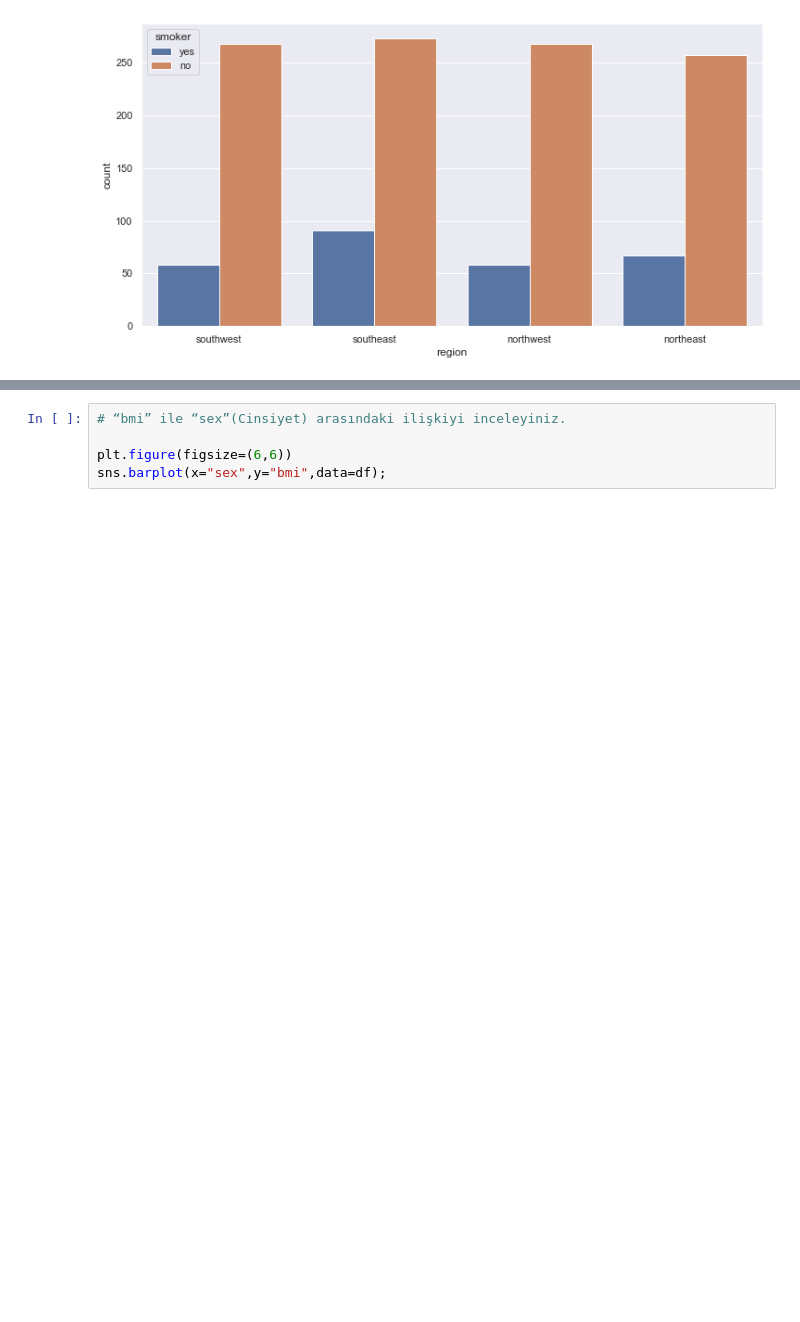
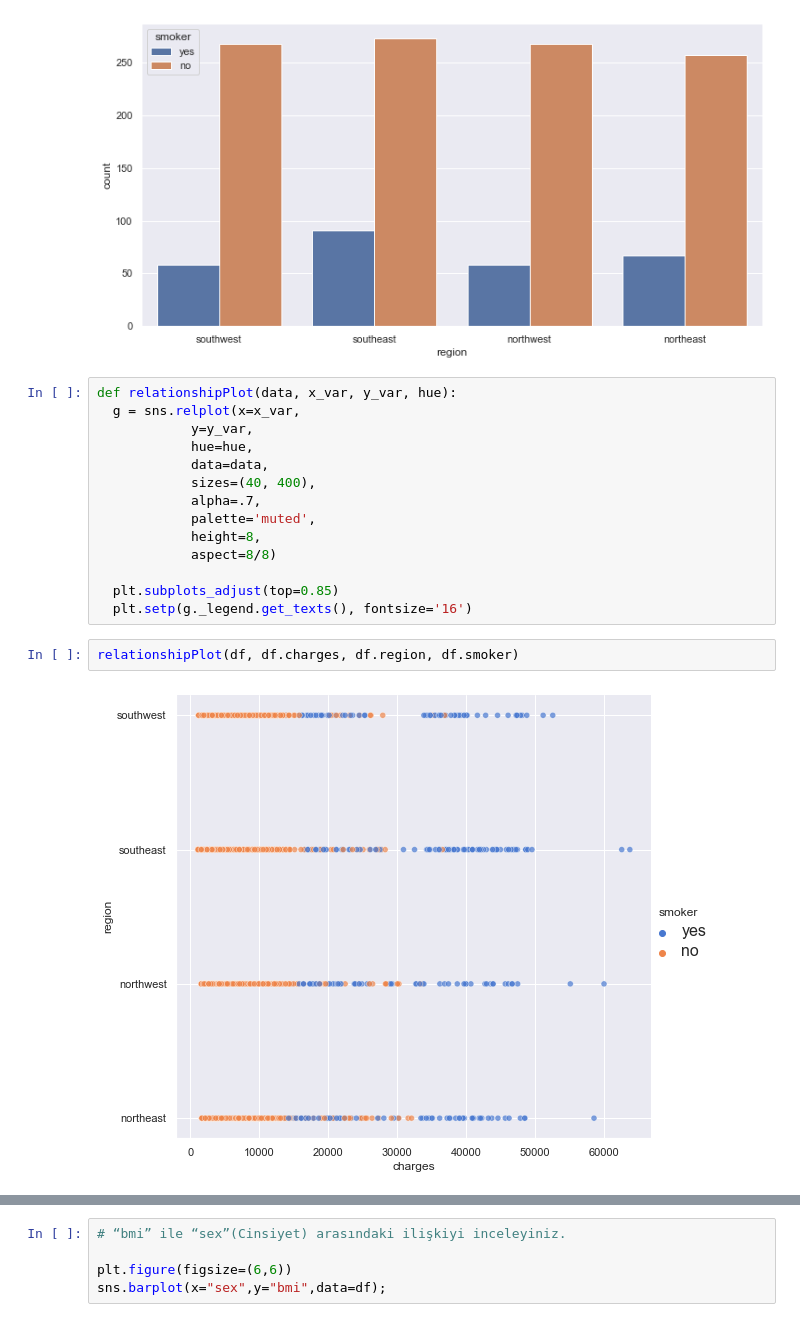
Before and after one commit to borhunsahin/kaggle-medical-cost-personal-analysis, a Jupyter notebook: main.ipynb, the cells around one changed output, grey strips where cells are left out. Saved outputs shown, nothing was run; the diff lists cells and outputs as text; blank space fills up the shorter version.

```diff
--- a/main.ipynb
+++ b/main.ipynb
@@ -110,4 +179,22 @@ plt.figure(figsize=(12,6))
 sns.countplot(x="region",data=df,hue="smoker");
 # %% [output]
 [figure]
+# %%
+def relationshipPlot(data, x_var, y_var, hue):
+  g = sns.relplot(x=x_var,
+            y=y_var,
+            hue=hue,
+            data=data,
+            sizes=(40, 400),
+            alpha=.7,
+            palette='muted',
+            height=8,
+            aspect=8/8)
+
+  plt.subplots_adjust(top=0.85)
+  plt.setp(g._legend.get_texts(), fontsize='16')
+# %%
+relationshipPlot(df, df.charges, df.region, df.smoker)
+# %% [output]
+[figure, added]
 # %%
```
Also changed, not shown: parts of 25 cells of this notebook.
